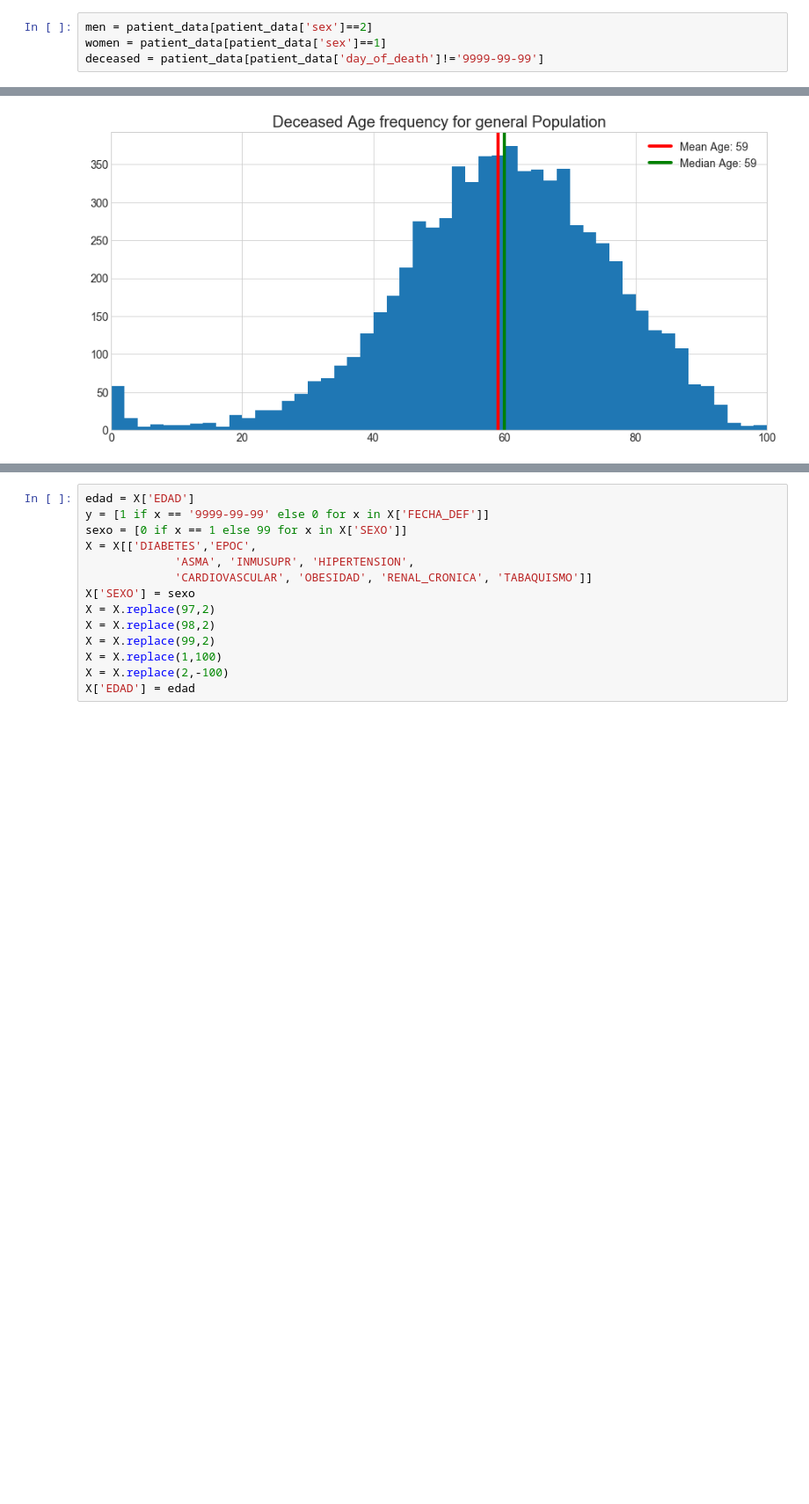
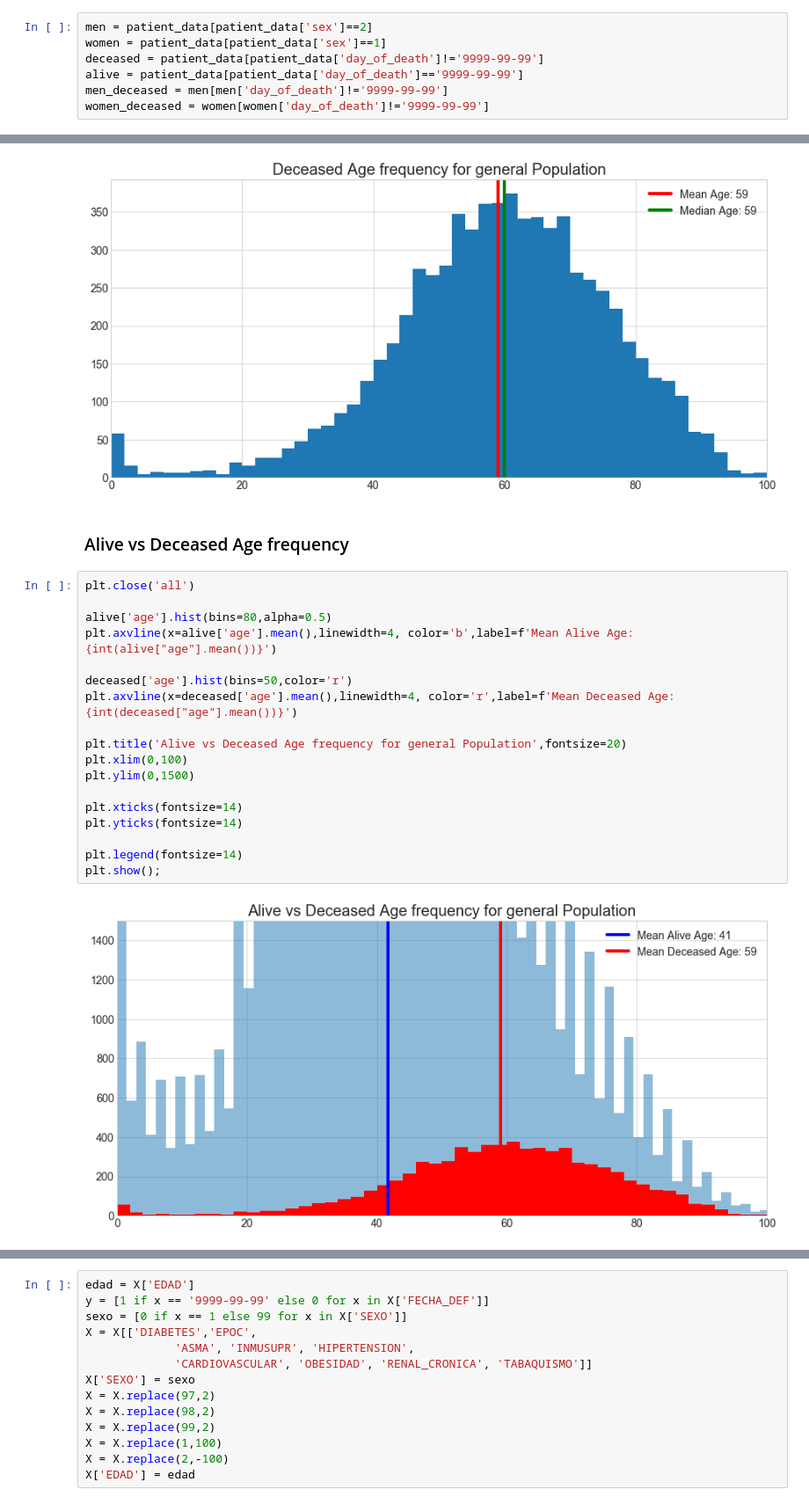
Before and after one commit to mesielepush/Covid19-Mexico-Data-Analysis-Jupyter-Notebook, a Jupyter notebook: MexicoCovidDescriptiveGeneral.ipynb, the cells around one changed output, grey strips where cells are left out. Shown at 88% size. Drawn from its saved outputs; the diff is of its cells as text; blank space fills up the shorter version.

Commit message:
more descriptors for patients data

```diff
--- a/MexicoCovidDescriptiveGeneral.ipynb
+++ b/MexicoCovidDescriptiveGeneral.ipynb
@@ -374,6 +374,9 @@ Key:  99  :  no specified
 men = patient_data[patient_data['sex']==2]
 women = patient_data[patient_data['sex']==1]
 deceased = patient_data[patient_data['day_of_death']!='9999-99-99']
+alive = patient_data[patient_data['day_of_death']=='9999-99-99']
+men_deceased = men[men['day_of_death']!='9999-99-99']
+women_deceased = women[women['day_of_death']!='9999-99-99']
 # %% [markdown]
 ### General Age Histogram
 # %%
@@ -440,3 +443,25 @@ plt.legend(fontsize=14)
 plt.show();
 # %% [output]
 [figure]
+# %% [markdown]
+### Alive vs Deceased Age frequency
+# %%
+plt.close('all')
+
+alive['age'].hist(bins=80,alpha=0.5)
+plt.axvline(x=alive['age'].mean(),linewidth=4, color='b',label=f'Mean Alive Age: {int(alive["age"].mean())}')
+
+deceased['age'].hist(bins=50,color='r')
+plt.axvline(x=deceased['age'].mean(),linewidth=4, color='r',label=f'Mean Deceased Age: {int(deceased["age"].mean())}')
+
+plt.title('Alive vs Deceased Age frequency for general Population',fontsize=20)
+plt.xlim(0,100)
+plt.ylim(0,1500)
+
+plt.xticks(fontsize=14)
+plt.yticks(fontsize=14)
+
+plt.legend(fontsize=14)
+plt.show();
+# %% [output]
+[figure, added]
```
Also changed, not shown: parts of 6 cells of this notebook.
